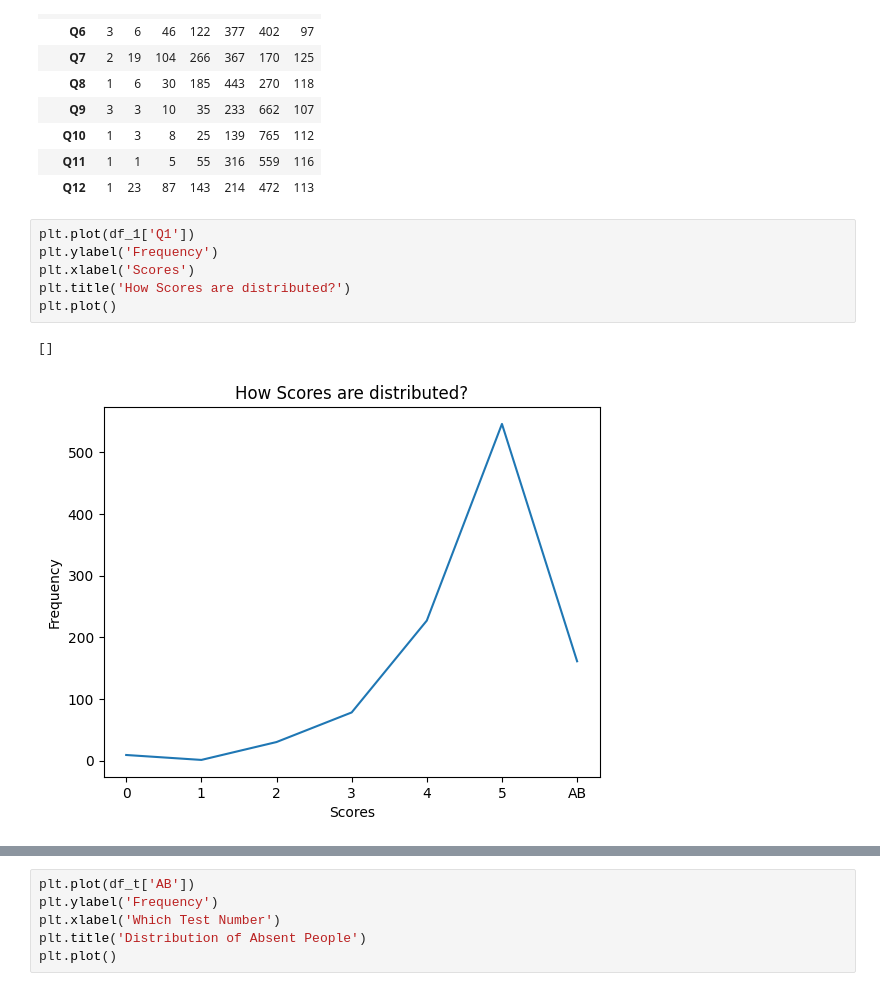
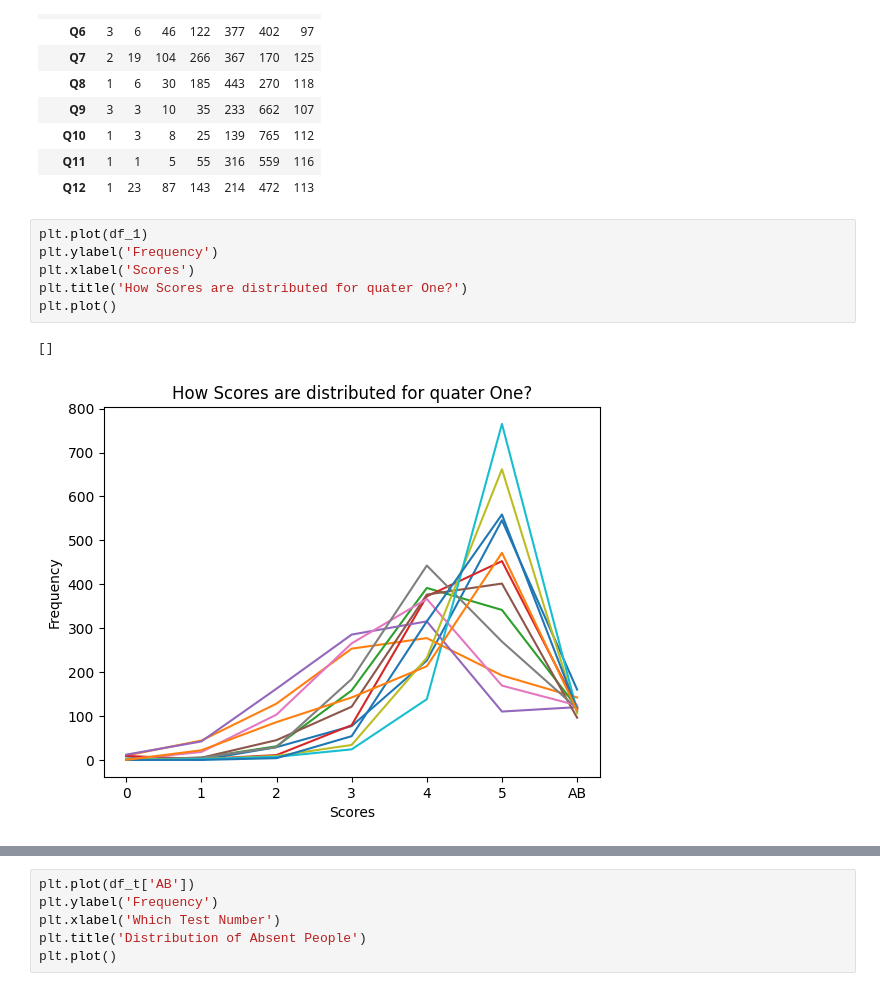
Before and after one commit to Foxtrot123-png/Kraggle, a Jupyter notebook: student-quiz-mark.ipynb, the cells around one changed output, grey strips where cells are left out. Saved outputs shown, nothing was run; the diff lists cells and outputs as text.

```diff
--- a/student-quiz-mark.ipynb
+++ b/student-quiz-mark.ipynb
@@ -160,11 +160,11 @@ df_t
 | Q11 | 1 | 1 | 5 | 55 | 316 | 559 | 116 |
 | Q12 | 1 | 23 | 87 | 143 | 214 | 472 | 113 |
 # %%
-plt.plot(df_1['Q1'])
+plt.plot(df_1)
 plt.ylabel('Frequency')
 plt.xlabel('Scores')
-plt.title('How Scores are distributed?')
+plt.title('How Scores are distributed for quater One?')
 plt.plot()
 # %% [output]
 []
-[figure, old version]
+[figure, new version]
```
Also changed, not shown: parts of 13 cells of this notebook.
